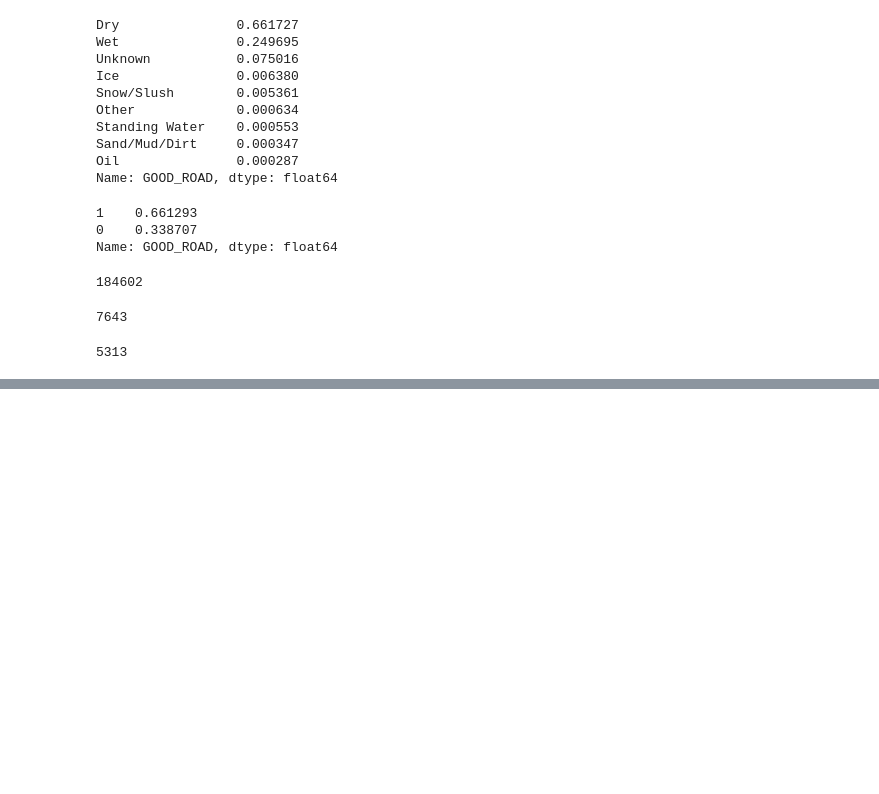
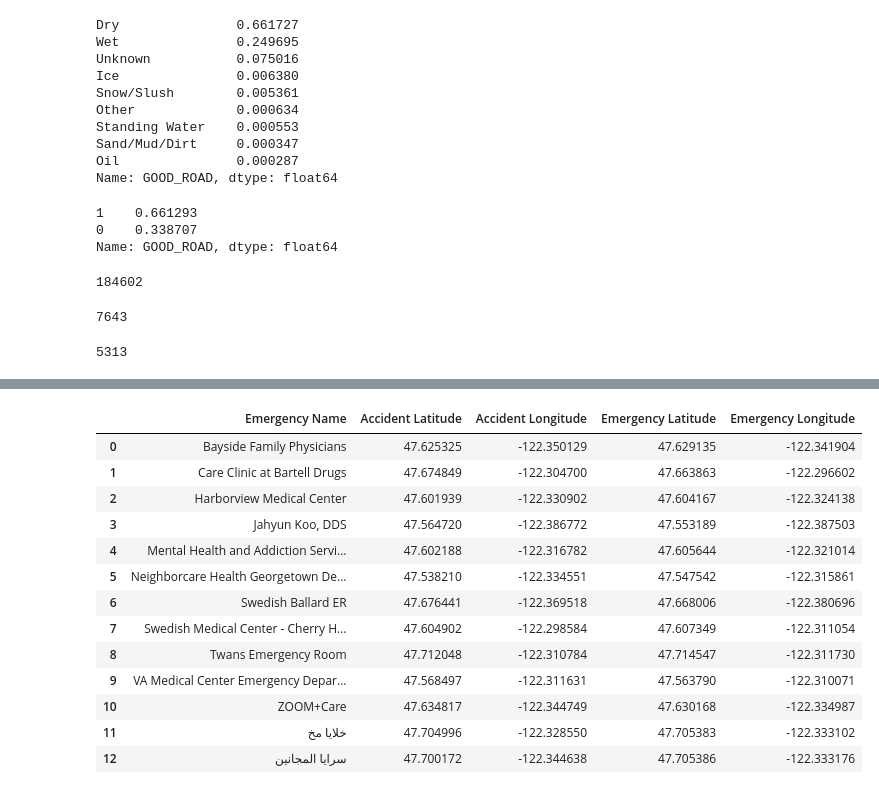
Before and after one commit to scovron/Coursera_Capstone, a Jupyter notebook: NB - Characteristics of car accidents.ipynb, the cells around one changed output, grey strips where cells are left out. Drawn from its saved outputs; the diff is of its cells as text; code cells hidden in the pictures; blank space fills up the shorter version.

```diff
--- a/NB - Characteristics of car accidents.ipynb
+++ b/NB - Characteristics of car accidents.ipynb
@@ -285,0 +321,22 @@ def getNearbyEmergencies(names, latitudes, longitudes, radius=2000):
+# %%
+len(nearby_em)
+
+nearby_em_gruoped = nearby_em.groupby(['Emergency Name']).mean().reset_index()
+nearby_em_gruoped
+
+#List of an nearby Emergency Stations which needs to be prepared for casaulties during the night and bad weather conditions
+# %% [output]
+|  | Emergency Name | Accident Latitude | Accident Longitude | Emergency Latitude | Emergency Longitude |
+| 0 | Bayside Family Physicians | 47.625325 | -122.350129 | 47.629135 | -122.341904 |
+| 1 | Care Clinic at Bartell Drugs | 47.674849 | -122.304700 | 47.663863 | -122.296602 |
+| 2 | Harborview Medical Center | 47.601939 | -122.330902 | 47.604167 | -122.324138 |
+| 3 | Jahyun Koo, DDS | 47.564720 | -122.386772 | 47.553189 | -122.387503 |
+| 4 | Mental Health and Addiction Servi... | 47.602188 | -122.316782 | 47.605644 | -122.321014 |
+| 5 | Neighborcare Health Georgetown De... | 47.538210 | -122.334551 | 47.547542 | -122.315861 |
+| 6 | Swedish Ballard ER | 47.676441 | -122.369518 | 47.668006 | -122.380696 |
+| 7 | Swedish Medical Center - Cherry H... | 47.604902 | -122.298584 | 47.607349 | -122.311054 |
+| 8 | Twans Emergency Room | 47.712048 | -122.310784 | 47.714547 | -122.311730 |
+| 9 | VA Medical Center Emergency Depar... | 47.568497 | -122.311631 | 47.563790 | -122.310071 |
+| 10 | ZOOM+Care | 47.634817 | -122.344749 | 47.630168 | -122.334987 |
+| 11 | خلايا مخ | 47.704996 | -122.328550 | 47.705383 | -122.333102 |
+| 12 | سرايا المجانين | 47.700172 | -122.344638 | 47.705386 | -122.333176 |
```
Also changed, not shown: parts of 11 cells of this notebook.
